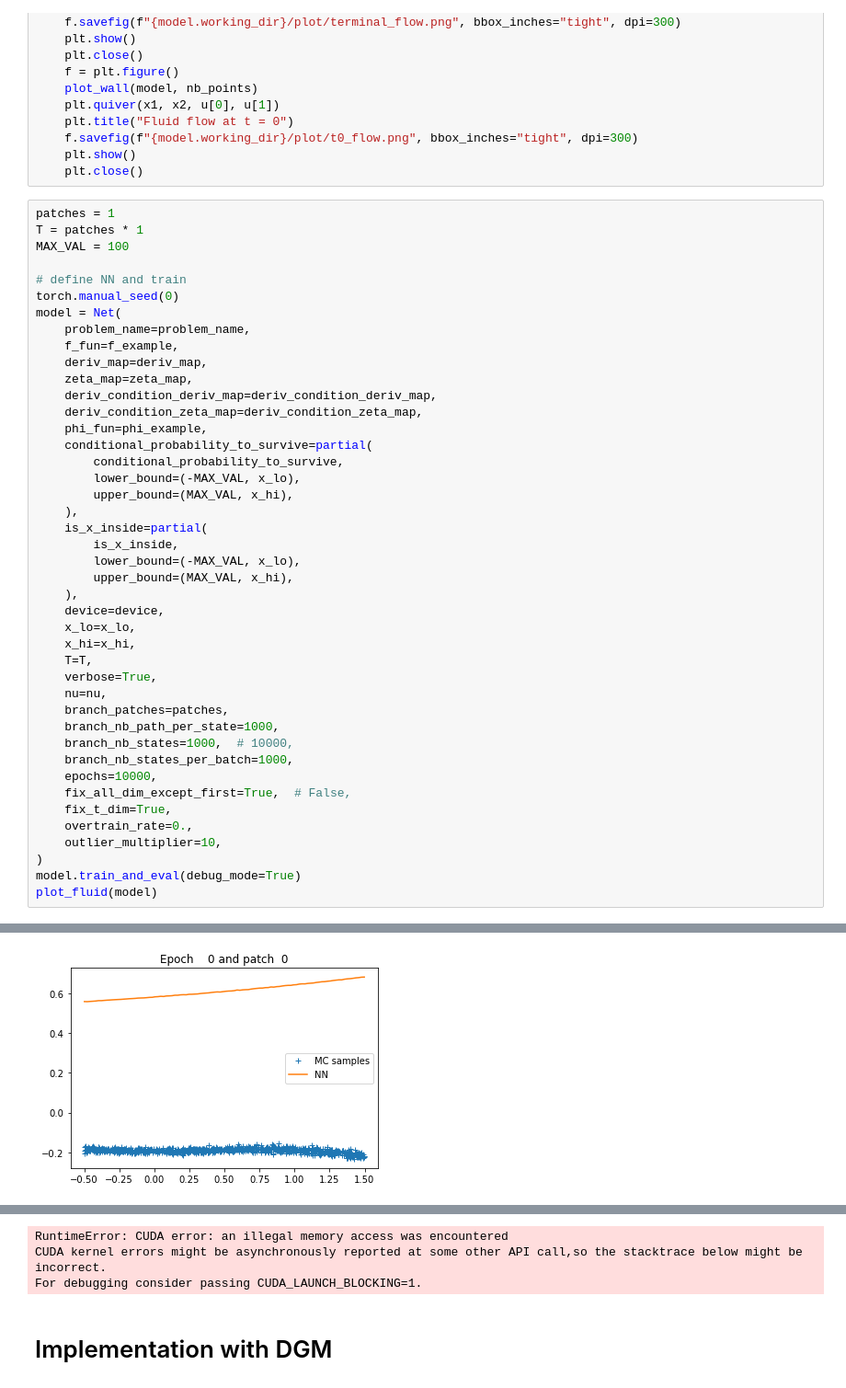
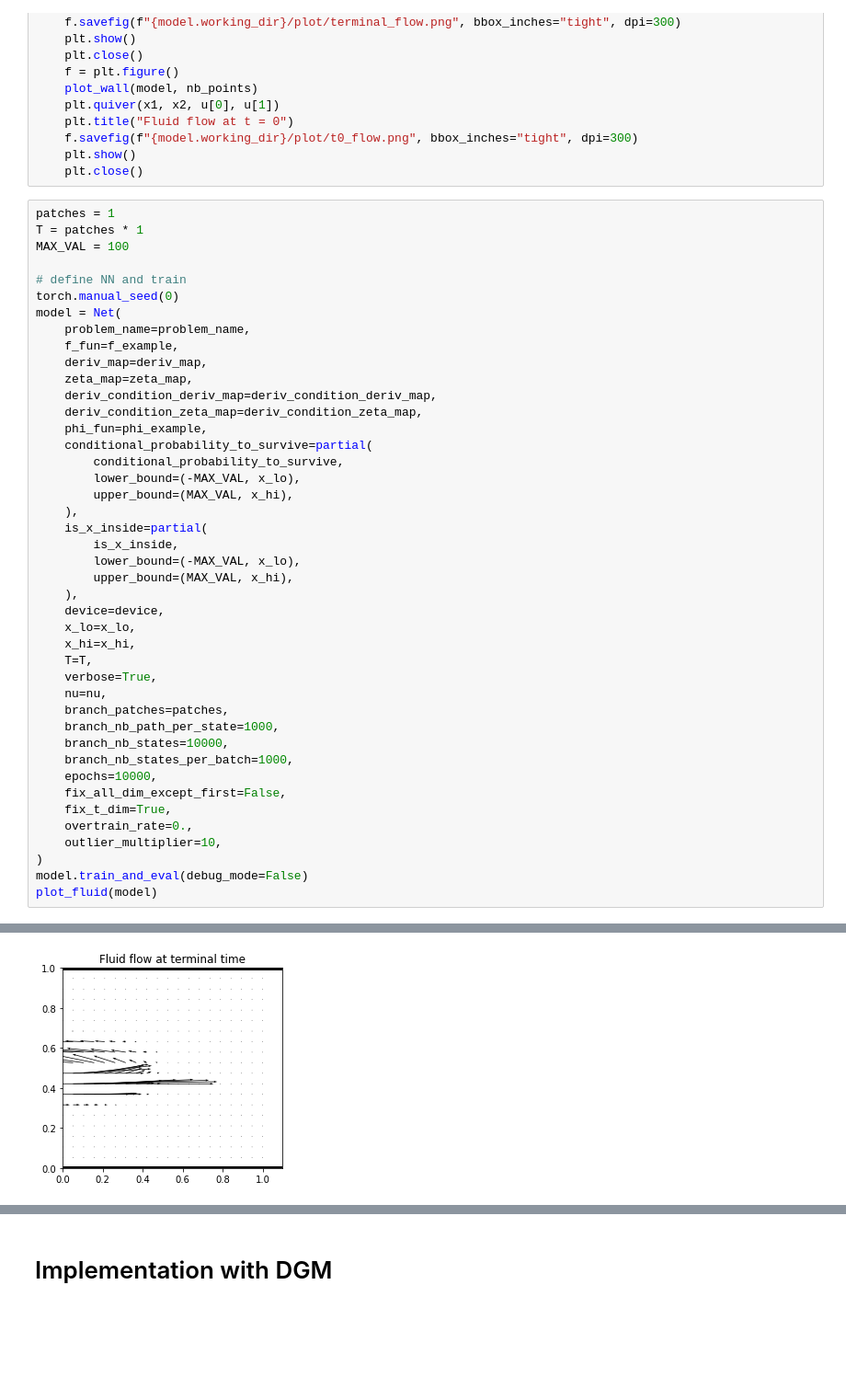
Before and after one commit to nguwijy/deep_branching_with_domain, a Jupyter notebook: deep_branching_with_domain.ipynb, the cells around one changed output, grey strips where cells are left out. Shown at 92% size. Drawn from its saved outputs; the diff is of its cells as text; blank space fills up the shorter version.

```diff
--- a/deep_branching_with_domain.ipynb
+++ b/deep_branching_with_domain.ipynb
@@ -783,14 +783,14 @@ model = Net(
     nu=nu,
     branch_patches=patches,
     branch_nb_path_per_state=1000,
-    branch_nb_states=1000,  # 10000,
+    branch_nb_states=10000,
     branch_nb_states_per_batch=1000,
     epochs=10000,
-    fix_all_dim_except_first=True,  # False,
+    fix_all_dim_except_first=False,
     fix_t_dim=True,
     overtrain_rate=0.,
     outlier_multiplier=10,
 )
-model.train_and_eval(debug_mode=True)
+model.train_and_eval(debug_mode=False)
 plot_fluid(model)
 # %% [output]
@@ -799 +814 @@ Patch  0: epoch    0 with loss 1.57E+00
-[figure, old version]
+[figure, new version]
@@ -804,6 +816,3 @@ Patch  0: epoch 1000 with loss 1.07E-01
-RuntimeError: CUDA error: an illegal memory access was encountered
-CUDA kernel errors might be asynchronously reported at some other API call,so the stacktrace below might be incorrect.
-For debugging consider passing CUDA_LAUNCH_BLOCKING=1.
 # %% [markdown]
 # Implementation with DGM
 # %% [markdown]
```
Also changed, not shown: parts of 1 cell of this notebook, 4 other files.
